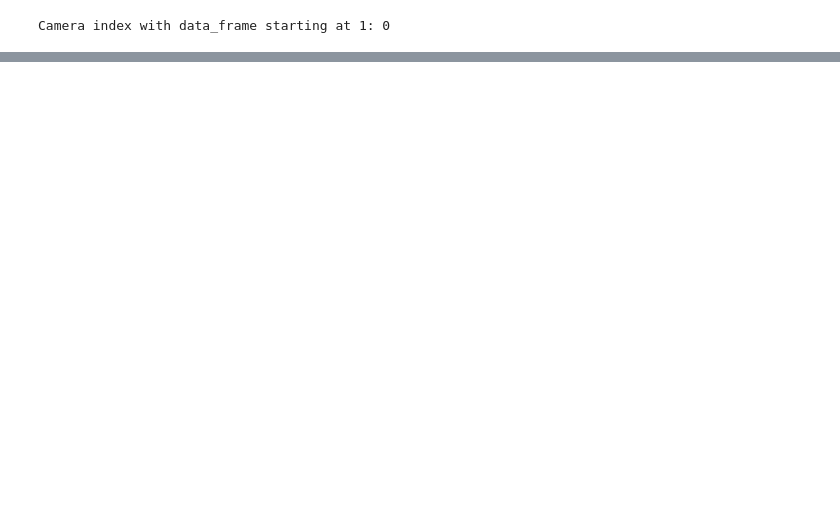
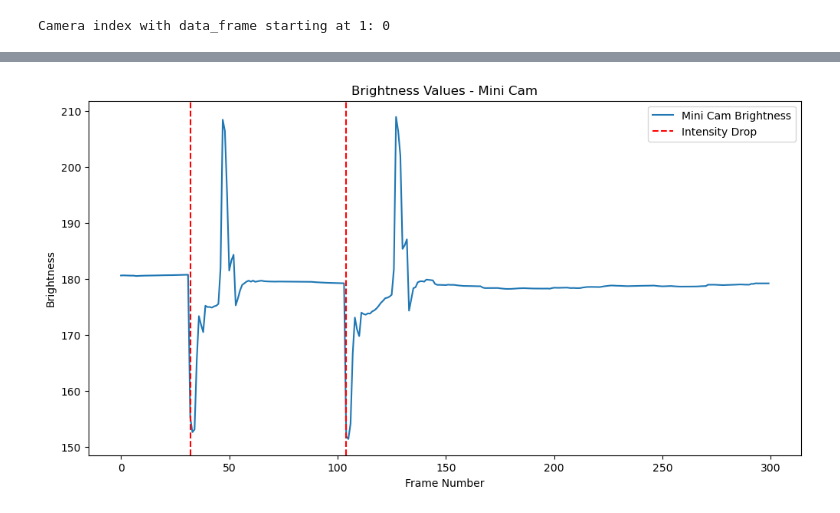
Before and after one commit to gadsfly/BBOP, a Jupyter notebook: random tests/mini_dannce_sync/mini_dannce_sync_try.ipynb, the cells around one changed output, grey strips where cells are left out. Saved outputs shown, nothing was run; the diff lists cells and outputs as text; code cells hidden in the pictures; blank space fills up the shorter version.

Commit message:
intensity detection for the both is done with a new functino.

```diff
--- a/random tests/mini_dannce_sync/mini_dannce_sync_try.ipynb
+++ b/random tests/mini_dannce_sync/mini_dannce_sync_try.ipynb
@@ -90,0 +173,91 @@ Camera index with data_frame starting at 1: 0
+# %%
+# sync_videos.py
+
+import os
+import sys
+sys.path.append(os.path.abspath('../..'))
+
+    find_camera_with_frame_start,
+    calculate_frame_brightness,
+    find_brightness_drop,
+    plot_brightness_values,
+)
+
+# Define paths
+rec_path = '/hpc/group/tdunn/Bryan_Rigs/BigOpenField/Oct3V1/2024_11_01/20240910V1r_BO_11_35'
+mini_path = '/hpc/group/tdunn/Bryan_Rigs/BigOpenField/Oct3V1mini_sorted/20240910-V1-R/customEntValHere/2024_11_01/11_39_00'
+
+mini_cam_path = os.path.join(mini_path, 'My_First_WebCam')
+mini_cam_vid = os.path.join(mini_cam_path, '0.avi')
+
+miniscope_path = os.path.join(mini_path, 'My_V4_Miniscope')
+miniscope_timestamps = os.path.join(miniscope_path, 'timeStamps.csv')
+
+# Find the camera index with data_frame starting at 1
+camera_index = find_camera_with_frame_start(rec_path)
+if camera_index is None:
+    raise ValueError("No valid camera index found.")
+
+# Set the frame range for processing
+max_frames_mini = 300  # Adjust as needed
+min_frames_mini = 0
+
+# Calculate frame brightness for mini cam video
+brightness_values_mini = calculate_frame_brightness(mini_cam_vid, max_frames_mini, min_frames_mini)
+
+# Construct the video path for the selected camera
+camera_number = camera_index + 1  # If camera indices start from 0
+sixcam_video_path = f'{rec_path}/videos/Camera{camera_number}/0.mp4'
+
+# Check if the sixcam video exists
+if not os.path.exists(sixcam_video_path):
+    raise FileNotFoundError(f"6Cam video not found at {sixcam_video_path}")
+
+# Set the frame range for processing
+max_frames_sixcam = 300  # Adjust as needed
+min_frames_sixcam = 0
+
+# Calculate frame brightness for sixcam video
+brightness_values_sixcam = calculate_frame_brightness(sixcam_video_path, max_frames_sixcam, min_frames_sixcam)
+
+# Define thresholds (adjust based on your data)
+threshold_mini = 20  # Example value
+threshold_sixcam = 3  # Example value
+
+# Find intensity drops
+drop_indices_mini = find_brightness_drop(brightness_values_mini, threshold_mini)
+print(f"Intensity drops in mini_cam_vid at frames: {drop_indices_mini}")
+
+drop_indices_sixcam = find_brightness_drop(brightness_values_sixcam, threshold_sixcam)
+print(f"Intensity drops in sixcam_video at frames: {drop_indices_sixcam}")
+
+# Print synchronization frames
+if drop_indices_mini:
+    sync_frame_mini = drop_indices_mini[0]
+    print(f"Synchronization frame in mini_cam_vid: {sync_frame_mini}")
+else:
+    print("No intensity drop found in mini_cam_vid.")
+
+if drop_indices_sixcam:
+    sync_frame_sixcam = drop_indices_sixcam[0]
+    print(f"Synchronization frame in sixcam_video: {sync_frame_sixcam}")
+else:
+    print("No intensity drop found in sixcam_video.")
+
+# Plotting for verification
+# Mini Cam
+plot_brightness_values(
+    brightness_values_mini,
+    drop_indices_mini,
+    title='Brightness Values - Mini Cam',
+    label='Mini Cam Brightness',
+)
+
+# 6Cam
+plot_brightness_values(
+    brightness_values_sixcam,
+    drop_indices_sixcam,
+    title='Brightness Values - 6Cam',
+    label='6Cam Brightness',
+)
+# %% [output]
@@ -90,0 +269 @@ Camera index with data_frame starting at 1: 0
+[figure, added]
```
Also changed, not shown: parts of 8 cells of this notebook, 1 other file.
